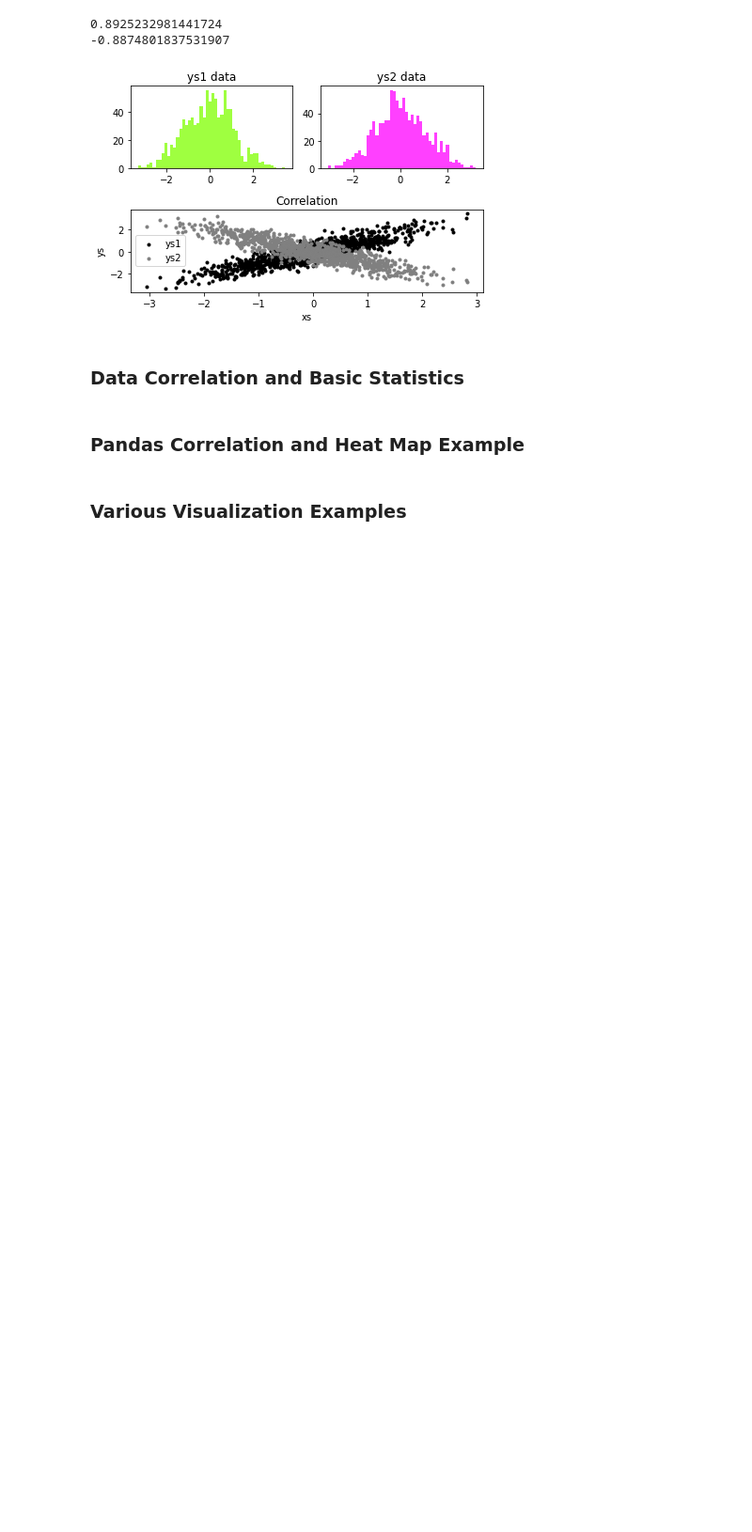
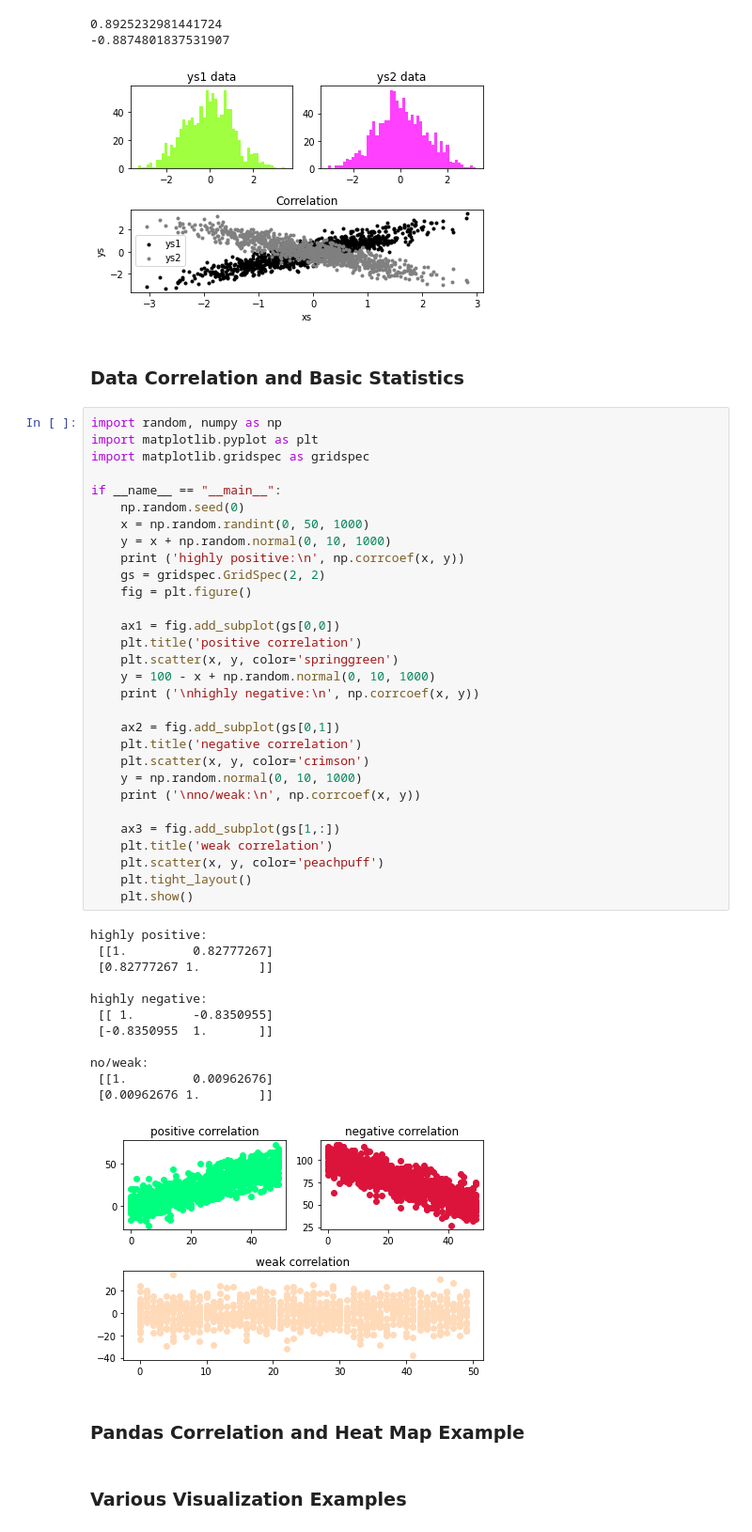
Before and after one commit to caiquemiranda/data-science-python-mongodb, a Jupyter notebook: 05-Working_with_data.ipynb, the cells around one changed output. Shown at 94% size. Drawn from its saved outputs; the diff is of its cells as text; blank space fills up the shorter version.

Commit message:
Data Correlation

```diff
--- a/05-Working_with_data.ipynb
+++ b/05-Working_with_data.ipynb
@@ -85,6 +85,49 @@ if __name__ == "__main__":
 [figure]
 # %% [markdown]
 ### Data Correlation and Basic Statistics
+# %%
+import random, numpy as np
+import matplotlib.pyplot as plt
+import matplotlib.gridspec as gridspec
+
+if __name__ == "__main__":
+    np.random.seed(0)
+    x = np.random.randint(0, 50, 1000)
+    y = x + np.random.normal(0, 10, 1000)
+    print ('highly positive:\n', np.corrcoef(x, y))
+    gs = gridspec.GridSpec(2, 2)
+    fig = plt.figure()
+
+    ax1 = fig.add_subplot(gs[0,0])
+    plt.title('positive correlation')
+    plt.scatter(x, y, color='springgreen')
+    y = 100 - x + np.random.normal(0, 10, 1000)
+    print ('\nhighly negative:\n', np.corrcoef(x, y))
+
+    ax2 = fig.add_subplot(gs[0,1])
+    plt.title('negative correlation')
+    plt.scatter(x, y, color='crimson')
+    y = np.random.normal(0, 10, 1000)
+    print ('\nno/weak:\n', np.corrcoef(x, y))
+
+    ax3 = fig.add_subplot(gs[1,:])
+    plt.title('weak correlation')
+    plt.scatter(x, y, color='peachpuff')
+    plt.tight_layout()
+    plt.show()
+# %% [output]
+highly positive:
+ [[1.         0.82777267]
+ [0.82777267 1.        ]]
+
+highly negative:
+ [[ 1.        -0.8350955]
+ [-0.8350955  1.       ]]
+
+no/weak:
+ [[1.         0.00962676]
+ [0.00962676 1.        ]]
+[figure, added]
 # %% [markdown]
 ### Pandas Correlation and Heat Map Example
 # %% [markdown]
```
